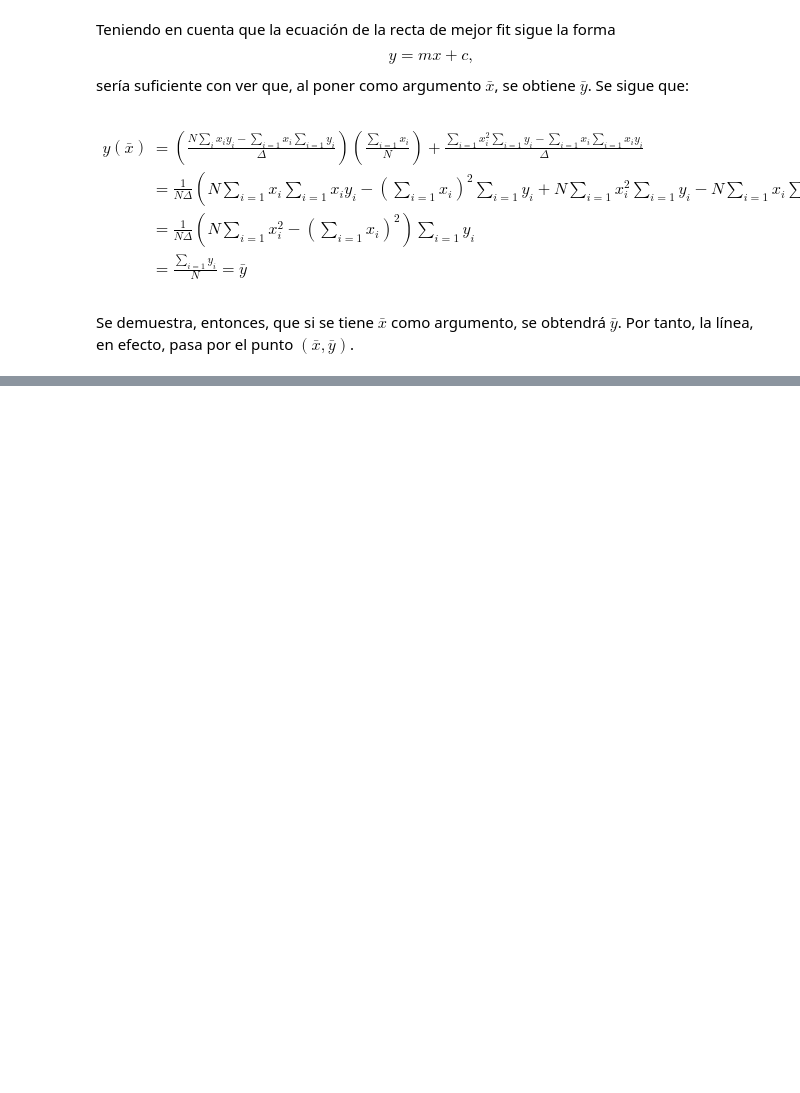
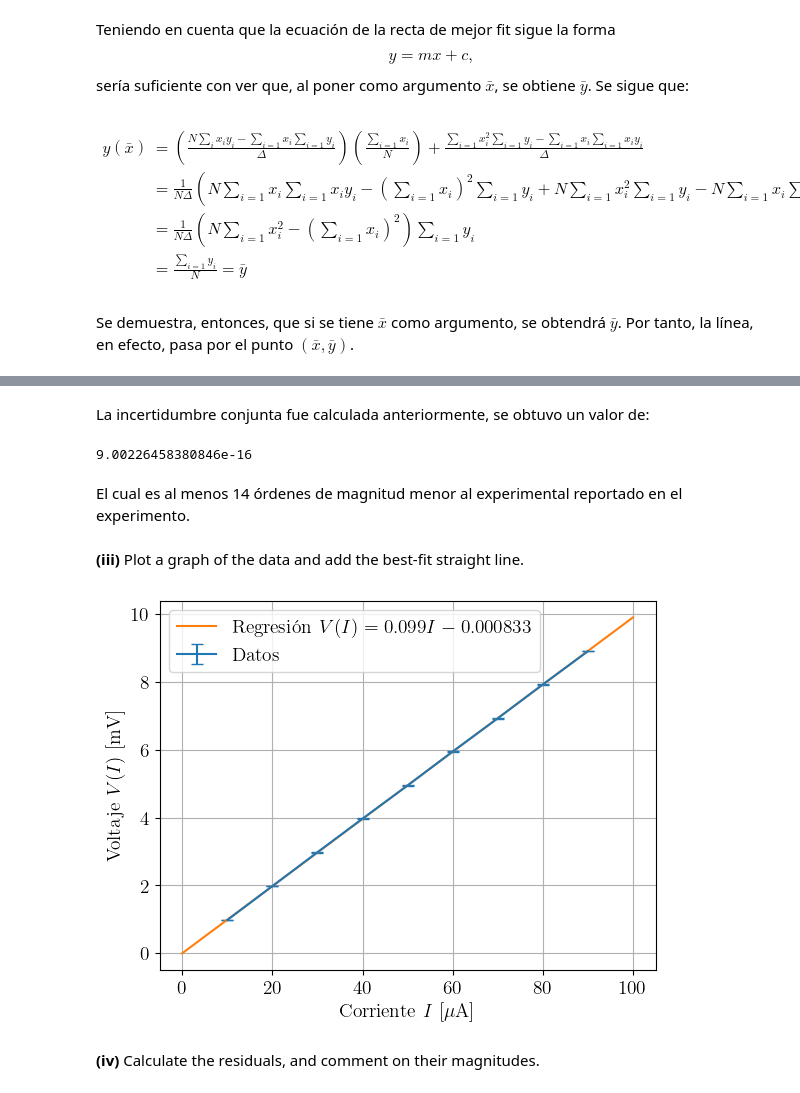
Before and after one commit to jcrojasv1/Lab-Intermedio, a Jupyter notebook: Tareas/Tarea4_Estadística.ipynb, the cells around one changed output, grey strips where cells are left out. Cells and saved outputs as stored; diff of their text form; code cells hidden in the pictures; blank space fills up the shorter version.

```diff
--- a/Tareas/Tarea4_Estadística.ipynb
+++ b/Tareas/Tarea4_Estadística.ipynb
@@ -23,0 +35,6 @@ Se demuestra, entonces, que si se tiene $\bar{x}$ como argumento, se obtendrá $
+# %%
+voltage = np.array([0.98,1.98,2.98,3.97,4.95,5.95,6.93,7.93,8.91])
+current = np.array([10,20,30,40,50,60,70,80,90])
+
+Table = pd.DataFrame({r"Current [$\mu \text{A}$]:":current,r"Voltage [$\text{mV}$]":voltage})
+Table.T
@@ -23,0 +49,14 @@ Se demuestra, entonces, que si se tiene $\bar{x}$ como argumento, se obtendrá $
+# %%
+def linear_unw_regression(x_data: np.array, y_data: np.array):
+    N = len(x_data) # Número de datos
+    Delta = N*np.sum(x_data**2) - np.sum(x_data)**2 #Cantidad que servirá de denominador
+    m = (N*np.sum(x_data*y_data) - np.sum(x_data)*np.sum(y_data))/Delta # Pendiente del ajuste
+    b = (np.sum(x_data**2)*np.sum(y_data) - np.sum(x_data)*np.sum(x_data*y_data))/Delta # Intercepto del ajuste
+    uncer_CU = np.sqrt((np.sum(y_data - m*x_data - b)**2)/(N-2)) # Incertidumbre común
+    uncer_b = uncer_CU*np.sqrt(np.sum(x_data**2)/Delta) # Incertidumbre del intercepto
+    uncer_m = uncer_CU*np.sqrt(N/Delta) # Incertidumbre de la pendiente
+
+    return np.array([m,uncer_m,b,uncer_b,uncer_CU])
+# %%
+m,un_m,b,un_b,un_CM = linear_unw_regression(current,voltage)
+m,un_m,b,un_b,un_CM
@@ -23,0 +73,26 @@ Se demuestra, entonces, que si se tiene $\bar{x}$ como argumento, se obtendrá $
+# %% [markdown]
+La incertidumbre conjunta fue calculada anteriormente, se obtuvo un valor de:
+# %%
+float(un_CM)
+# %% [output]
+9.00226458380846e-16
+# %% [markdown]
+El cual es al menos 14 órdenes de magnitud menor al experimental reportado en el experimento.
+# %% [markdown]
+**(iii)** Plot a graph of the data and add the best-fit
+straight line.
+# %%
+current_linspace = np.linspace(0,100,500)
+voltaje_regressed = m*current_linspace + b
+# %%
+plt.errorbar(current,voltage,yerr=0.01,label = "Datos",capsize=4)
+plt.plot(current_linspace,voltaje_regressed,label=r"Regresión $V(I) = 0.099I -0.000833$")
+plt.xlabel(r"Corriente $I$ [$\mu$A]")
+plt.ylabel(r"Voltaje $V(I)$ [mV]")
+plt.legend()
+plt.grid()
+# %% [output]
+[figure, added]
+# %% [markdown]
+**(iv)** Calculate the residuals, and comment
+on their magnitudes.
```
Also changed, not shown: parts of 13 cells of this notebook, 1 other file.
